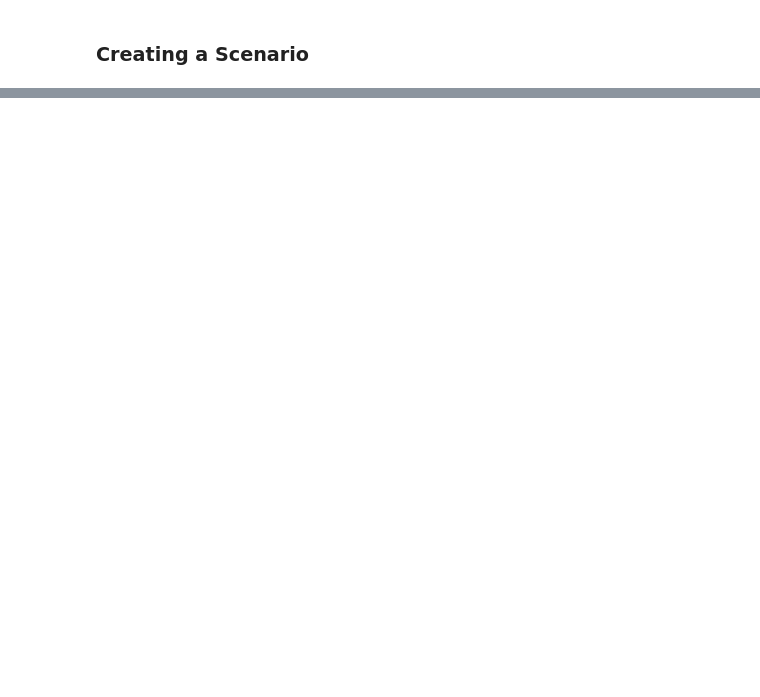
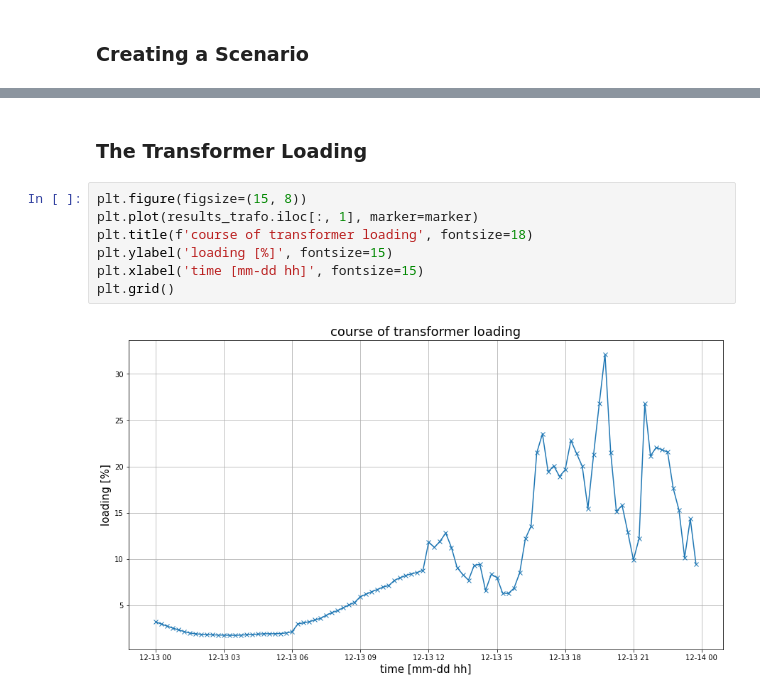
Before and after one commit to AndreGismo/SNEE-Projekt, a Jupyter notebook: simulation.ipynb, the cells around one changed output, grey strips where cells are left out. Cells and saved outputs as stored; diff of their text form; blank space fills up the shorter version.

```diff
--- a/simulation.ipynb
+++ b/simulation.ipynb
@@ -112,0 +252,11 @@ scenario.scenario_data['time of arrival'].hist()
+# %% [markdown]
+### The Transformer Loading
+# %%
+plt.figure(figsize=(15, 8))
+plt.plot(results_trafo.iloc[:, 1], marker=marker)
+plt.title(f'course of transformer loading', fontsize=18)
+plt.ylabel('loading [%]', fontsize=15)
+plt.xlabel('time [mm-dd hh]', fontsize=15)
+plt.grid()
+# %% [output]
+[figure, added]
```
Also changed, not shown: parts of 21 cells of this notebook, 3 other files.
